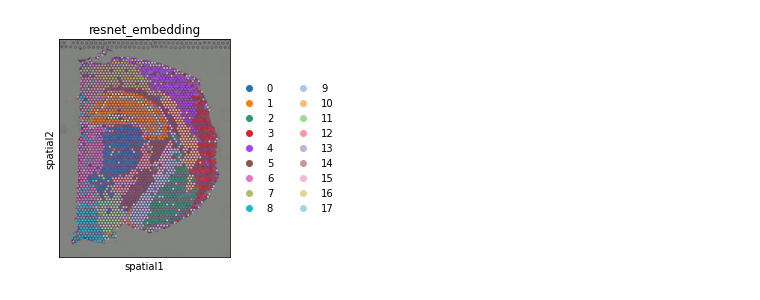
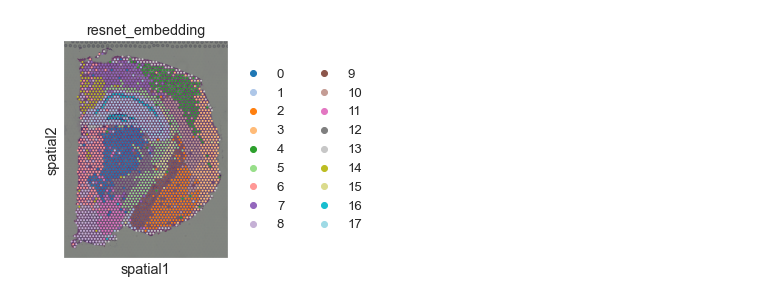
Before and after one commit to theislab/squidpy_reproducibility, a Jupyter notebook: notebooks/supp_figures/heatmap_image_features.ipynb, the cells around one changed output. Cells and saved outputs as stored; diff of their text form; code cells hidden in the pictures.

```diff
--- a/notebooks/supp_figures/heatmap_image_features.ipynb
+++ b/notebooks/supp_figures/heatmap_image_features.ipynb
@@ -17,6 +13,6 @@ obs_resnet = pd.read_csv("./resnet_embedding.csv.gz", index_col=0)
 # %%
 adata.obs["resnet_embedding"] = obs_resnet["resnet_embedding_cluster"].astype("category").values
 # %%
-sc.pl.spatial(adata, color="resnet_embedding")
+sc.pl.spatial(adata, color="resnet_embedding", palette="tab20")
 # %% [output]
-[figure, old version]
+[figure, new version]
```
Also changed, not shown: parts of 4 cells of this notebook.
